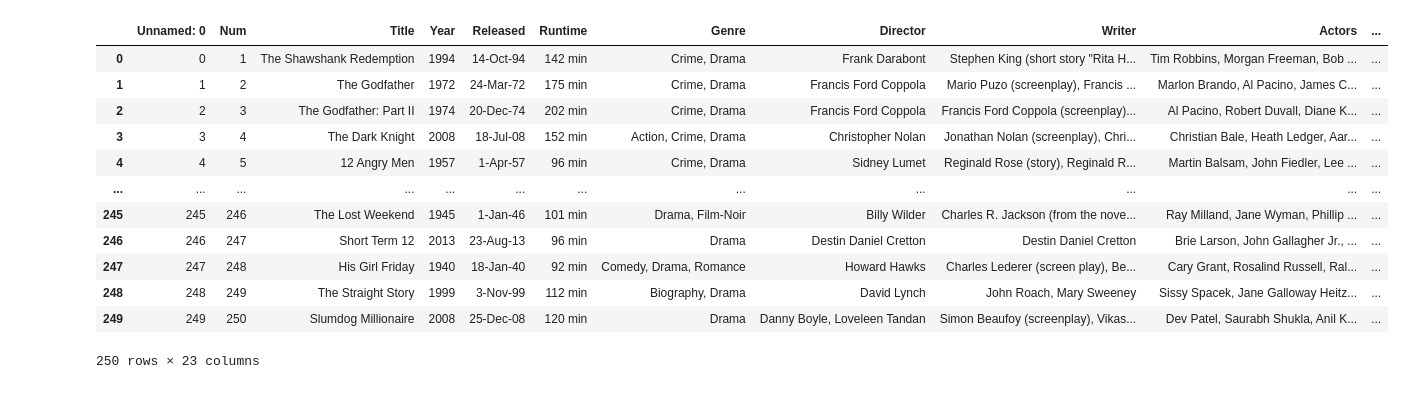
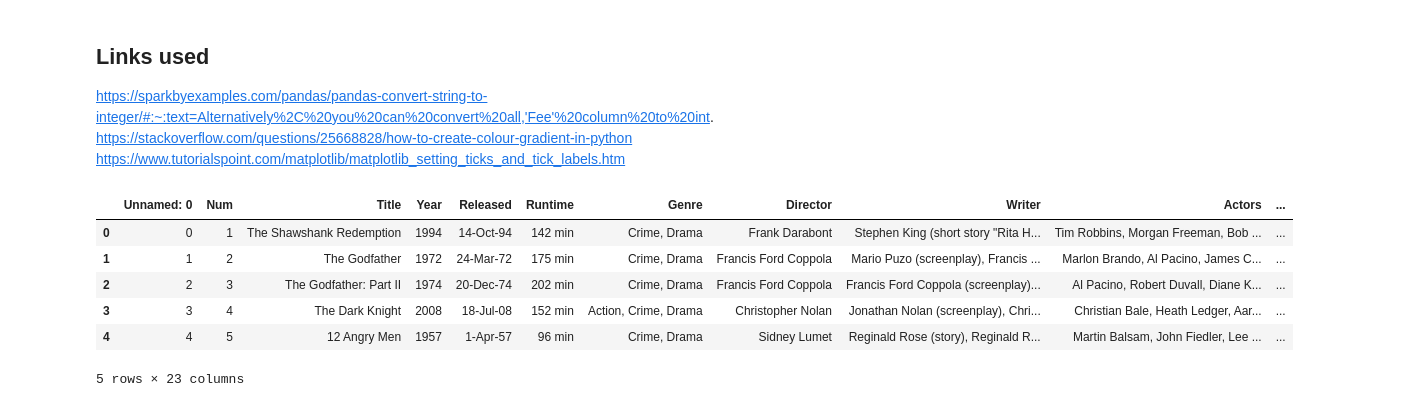
Before and after one commit to shollis0919/Project-1, a Jupyter notebook: Noteboook/Movie Notebook.ipynb, the cells around one changed output. Saved outputs shown, nothing was run; the diff lists cells and outputs as text; code cells hidden in the pictures.

Commit message:
Added my project 1 code

```diff
--- a/Noteboook/Movie Notebook.ipynb
+++ b/Noteboook/Movie Notebook.ipynb
@@ -7,18 +11,19 @@ import scipy.stats as st
+# %% [markdown]
+## Links used
+
+https://sparkbyexamples.com/pandas/pandas-convert-string-to-integer/#:~:text=Alternatively%2C%20you%20can%20convert%20all,'Fee'%20column%20to%20int.
+https://stackoverflow.com/questions/25668828/how-to-create-colour-gradient-in-python
+https://www.tutorialspoint.com/matplotlib/matplotlib_setting_ticks_and_tick_labels.htm
 # %%
-movie_metadata_path = "C:/Users/sholl/OneDrive/Desktop/GIT/Project-1/Resources/imdb_top250_movies.csv"
+#Import the csv
+movie_metadata_path = "C:\Anaconda\projects\project-1\Resources\imdb_top250_movies.csv"
 movie_data_complete = pd.read_csv(movie_metadata_path)
-movie_data_complete
+movie_data_complete.head()
 # %% [output]
 |  | Unnamed: 0 | Num | Title | Year | Released | Runtime | Genre | Director | Writer | Actors | ... |
 | 0 | 0 | 1 | The Shawshank Redemption | 1994 | 14-Oct-94 | 142 min | Crime, Drama | Frank Darabont | Stephen King (short story "Rita H... | Tim Robbins, Morgan Freeman, Bob ... | ... |
 | 1 | 1 | 2 | The Godfather | 1972 | 24-Mar-72 | 175 min | Crime, Drama | Francis Ford Coppola | Mario Puzo (screenplay), Francis ... | Marlon Brando, Al Pacino, James C... | ... |
 | 2 | 2 | 3 | The Godfather: Part II | 1974 | 20-Dec-74 | 202 min | Crime, Drama | Francis Ford Coppola | Francis Ford Coppola (screenplay)... | Al Pacino, Robert Duvall, Diane K... | ... |
 | 3 | 3 | 4 | The Dark Knight | 2008 | 18-Jul-08 | 152 min | Action, Crime, Drama | Christopher Nolan | Jonathan Nolan (screenplay), Chri... | Christian Bale, Heath Ledger, Aar... | ... |
 | 4 | 4 | 5 | 12 Angry Men | 1957 | 1-Apr-57 | 96 min | Crime, Drama | Sidney Lumet | Reginald Rose (story), Reginald R... | Martin Balsam, John Fiedler, Lee ... | ... |
-| ... | ... | ... | ... | ... | ... | ... | ... | ... | ... | ... | ... |
-| 245 | 245 | 246 | The Lost Weekend | 1945 | 1-Jan-46 | 101 min | Drama, Film-Noir | Billy Wilder | Charles R. Jackson (from the nove... | Ray Milland, Jane Wyman, Phillip ... | ... |
-| 246 | 246 | 247 | Short Term 12 | 2013 | 23-Aug-13 | 96 min | Drama | Destin Daniel Cretton | Destin Daniel Cretton | Brie Larson, John Gallagher Jr., ... | ... |
-| 247 | 247 | 248 | His Girl Friday | 1940 | 18-Jan-40 | 92 min | Comedy, Drama, Romance | Howard Hawks | Charles Lederer (screen play), Be... | Cary Grant, Rosalind Russell, Ral... | ... |
-| 248 | 248 | 249 | The Straight Story | 1999 | 3-Nov-99 | 112 min | Biography, Drama | David Lynch | John Roach, Mary Sweeney | Sissy Spacek, Jane Galloway Heitz... | ... |
-| 249 | 249 | 250 | Slumdog Millionaire | 2008 | 25-Dec-08 | 120 min | Drama | Danny Boyle, Loveleen Tandan | Simon Beaufoy (screenplay), Vikas... | Dev Patel, Saurabh Shukla, Anil K... | ... |
-250 rows × 23 columns
+5 rows × 23 columns
```
Also changed, not shown: parts of 5 cells of this notebook, 3 other files.
